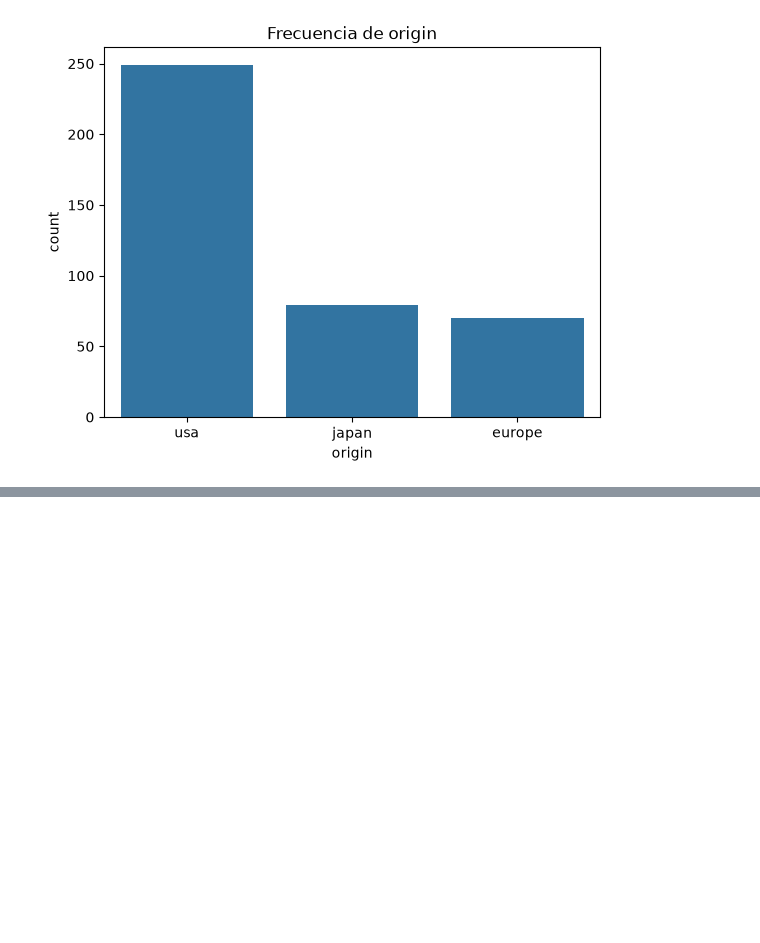
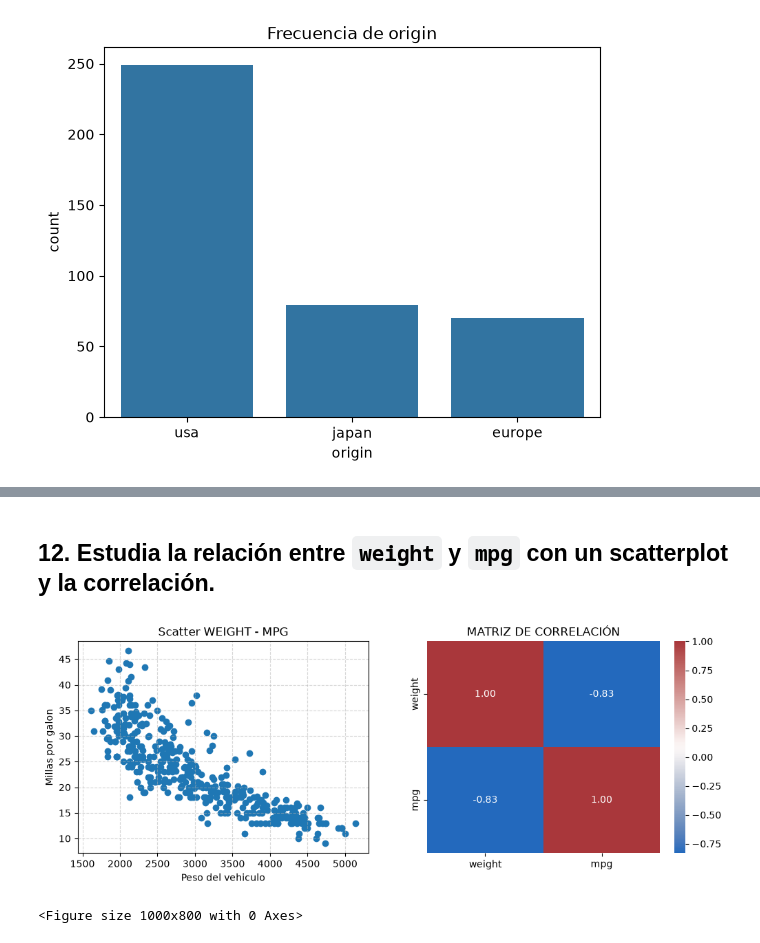
Before and after one commit to JoseOcsa/DataScience, a Jupyter notebook: Entregable_EDA_2.ipynb, the cells around one changed output, grey strips where cells are left out. Saved outputs shown, nothing was run; the diff lists cells and outputs as text; code cells hidden in the pictures; blank space fills up the shorter version.

Commit message:
adicione entregable eda 2

```diff
--- a/Entregable_EDA_2.ipynb
+++ b/Entregable_EDA_2.ipynb
@@ -269,0 +319,21 @@ for col in ["cylinders","origin"]:
+# %% [markdown]
+## 12. Estudia la relación entre `weight` y `mpg` con un scatterplot y la correlación.
+# %%
+#FIGURA 1
+dashboard, axes = plt.subplots(1,2 , figsize=(12, 4))
+
+axes[0].scatter(df["weight"],df["mpg"])
+axes[0].set_xlabel('Peso del vehiculo')
+axes[0].set_ylabel('Millas por galon')
+axes[0].set_title('Scatter WEIGHT - MPG')
+axes[0].grid(True, linestyle="--", alpha=0.5)
+#FIGURA 2
+plt.figure(figsize=(10,8))
+corr = df[["weight", "mpg"]].corr()
+sns.heatmap(corr,ax=axes[1],annot=True,fmt=".2f",cmap="vlag")
+axes[1].set_title("MATRIZ DE CORRELACIÓN")
+
+plt.show()
+# %% [output]
+[figure, added]
+<Figure size 1000x800 with 0 Axes>
```
Also changed, not shown: parts of 37 cells of this notebook, 1 other file.
